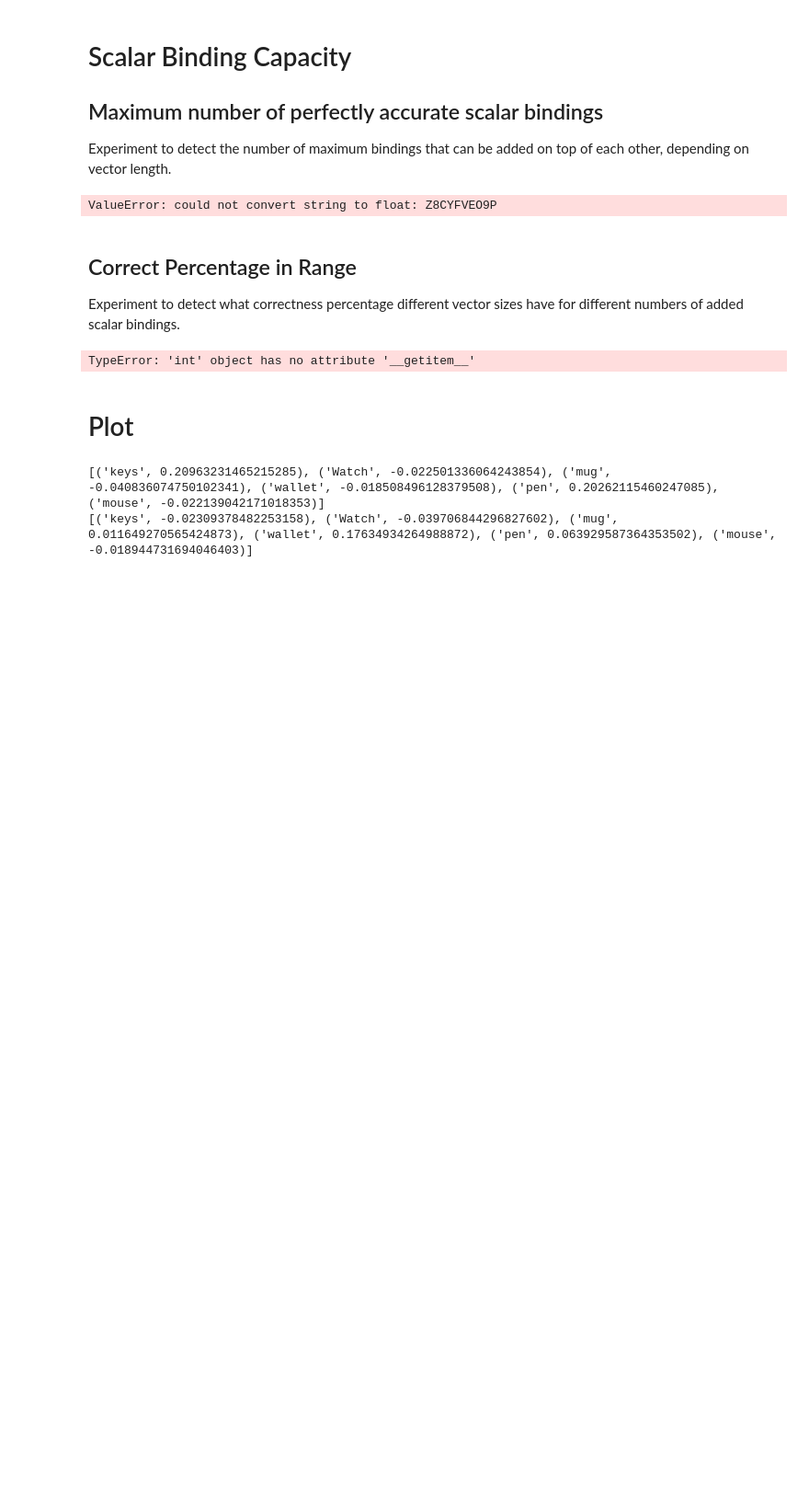
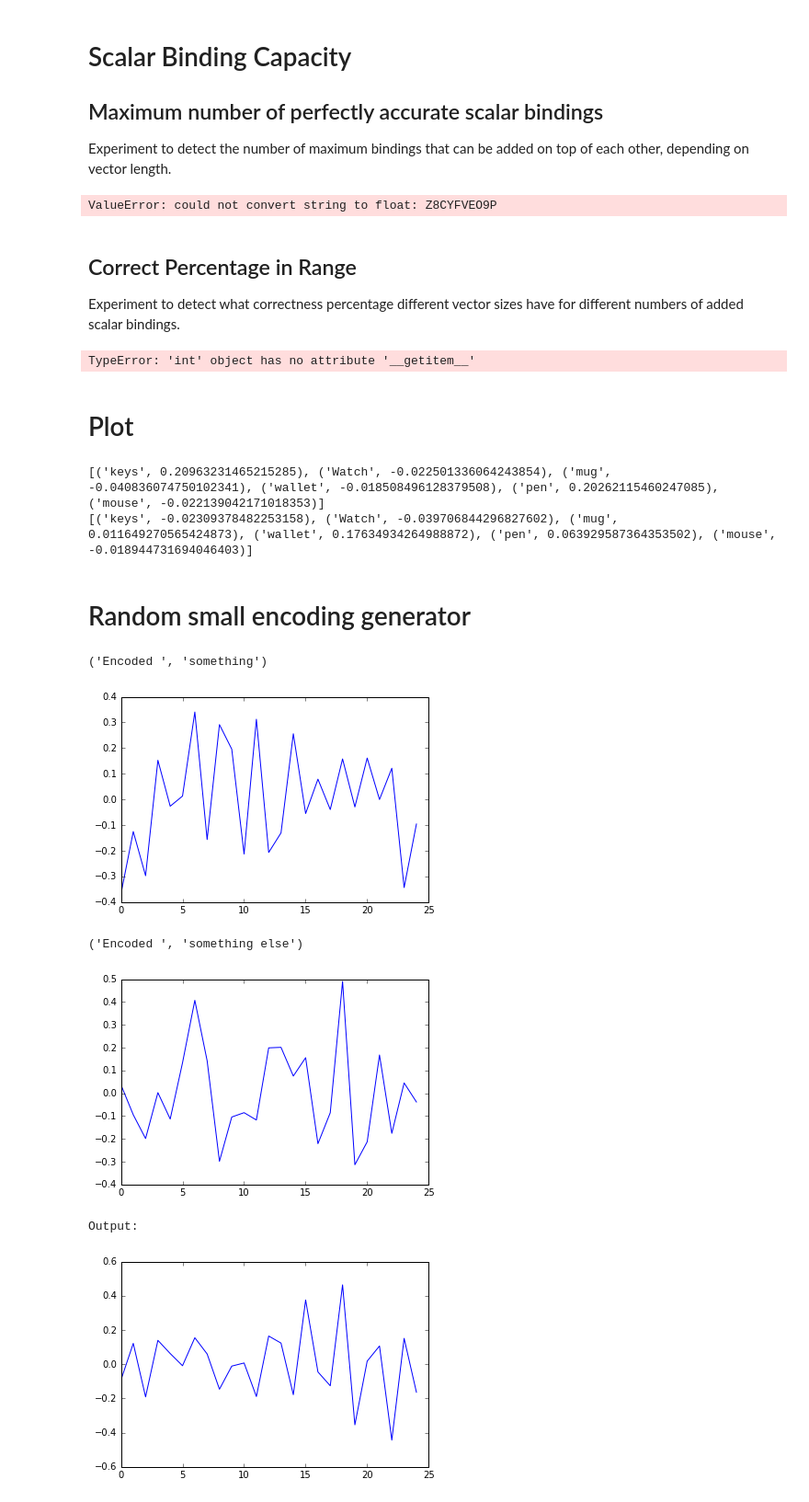
Before and after one commit to HBPNeurorobotics/holographic, a Jupyter notebook: vsa/HRR.ipynb, the cells around one changed output. Shown at 92% size. Cells and saved outputs as stored; diff of their text form; code cells hidden in the pictures; blank space fills up the shorter version.

```diff
--- a/vsa/HRR.ipynb
+++ b/vsa/HRR.ipynb
@@ -1278,3 +1278,22 @@ print(mem/(-2.6,4.3))
 # %% [output]
 [('keys', 0.20963231465215285), ('Watch', -0.022501336064243854), ('mug', -0.040836074750102341), ('wallet', -0.018508496128379508), ('pen', 0.20262115460247085), ('mouse', -0.022139042171018353)]
 [('keys', -0.02309378482253158), ('Watch', -0.039706844296827602), ('mug', 0.011649270565424873), ('wallet', 0.17634934264988872), ('pen', 0.063929587364353502), ('mouse', -0.018944731694046403)]
+# %% [markdown]
+Random small encoding generator
+===========================
+# %%
+from hrr import HRR
+HRR.set_size(25)
+HRR.reset_kernel()
+HRR.visualize = True
+%matplotlib inline
+
+m = HRR("something") * "something else"
+m = m / "something"
+# %% [output]
+('Encoded ', 'something')
+[figure, added]
+('Encoded ', 'something else')
+[figure, added]
+Output:
+[figure, added]
```
Also changed, not shown: parts of 2 cells of this notebook, 11 other files.
